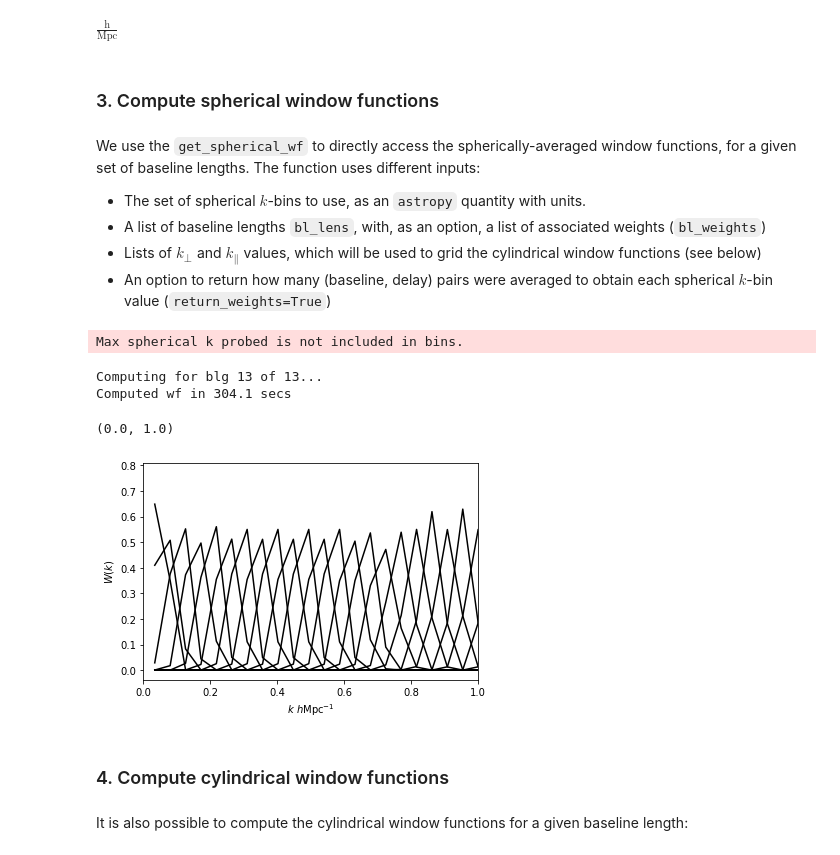
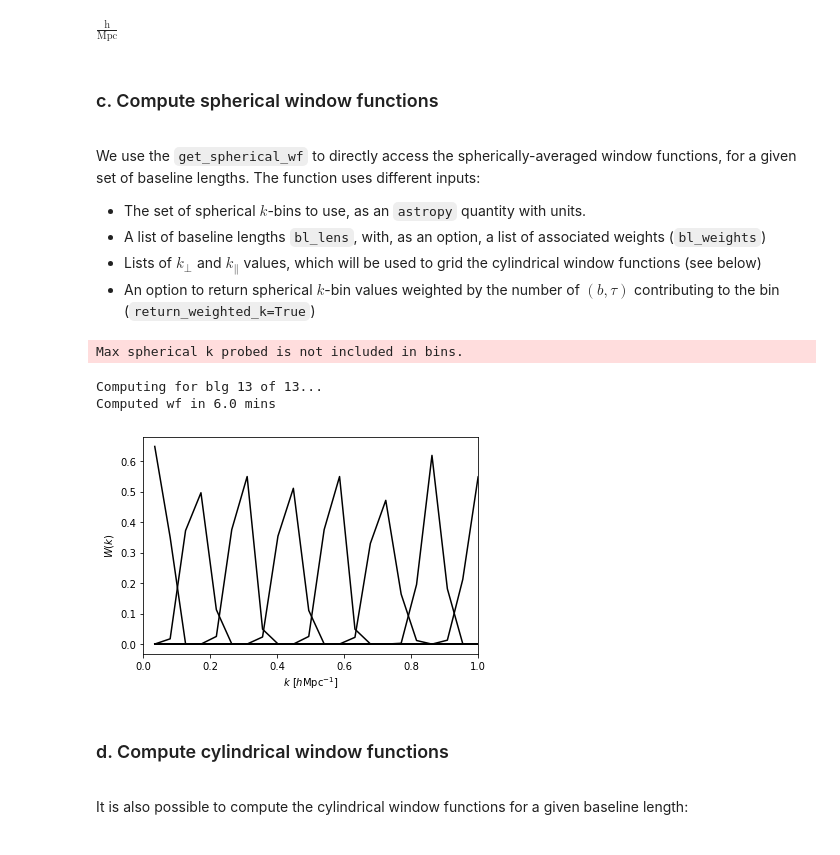
Before and after one commit to HERA-Team/hera_pspec, a Jupyter notebook: examples/UVWindow_tutorial.ipynb, the cells around one changed output. Cells and saved outputs as stored; diff of their text form; code cells hidden in the pictures.

```diff
--- a/examples/UVWindow_tutorial.ipynb
+++ b/examples/UVWindow_tutorial.ipynb
@@ -60,0 +78,23 @@ Define global parameters
+# %%
+def plot_spherical(sph_wf, kbins, step=3):
+    """
+    Function to conveniently plot window functions
+    as a function of spherical k-bins.
+
+    Parameters:
+    ----------
+    sph_wf: 2D float array
+        Array of window functions of dim (kbins.size, kbins.size)
+    kbins: 1D float array
+        Array of (linear) spherical k-bin centres.
+    """
+    # check if dimensions are compatible
+    assert sph_wf.shape[0] == np.size(kbins)
+
+    # plot figure
+    plt.figure()
+    for ik in np.arange(0, kbins.size, step):
+        plt.plot(kbins, sph_wf[ik, :], color='k')
+    plt.xlim(0,1)
+    plt.xlabel(r'$k~ [h\mathrm{Mpc}^{-1}]$')
+    plt.ylabel(r'$W(k)$')
@@ -168,37 +339,34 @@ uvw.kunits
 # %% [output]
 $\mathrm{\frac{h}{Mpc}}$
 # %% [markdown]
-### 3. Compute spherical window functions
+### c. Compute spherical window functions
+<a id='subsec:compute_spherical'></a>
 # %% [markdown]
 We use the `get_spherical_wf` to directly access the spherically-averaged window functions, for a given set of baseline lengths. The function uses different inputs:
 * The set of spherical $k$-bins to use, as an `astropy` quantity with units.
 * A list of baseline lengths `bl_lens`, with, as an option, a list of associated weights (`bl_weights`)
 * Lists of $k_\perp$ and $k_\parallel$ values, which will be used to grid the cylindrical window functions (see below)
-* An option to return how many (baseline, delay) pairs were averaged to obtain each spherical $k$-bin value (`return_weights=True`)
+* An option to return spherical $k$-bin values weighted by the number of $(b, \tau)$ contributing to the bin (`return_weighted_k=True`)
 # %%
 t0 = time.time()
 sph_wf = uvw.get_spherical_wf(kbins,
                               bl_lens = bl_lens, bl_weights=None,
-                              kperp_bins=None,kpara_bins=None,
-                              return_weights=False,
+                              kperp_bins=None, kpara_bins=None,
+                              return_weighted_k=False,
                               verbose = True)
 t1 = time.time()
-print('Computed wf in %.1f secs' %((t1-t0)))
+print('Computed wf in %.1f mins' %((t1-t0)/60.))
 # %% [output]
 Max spherical k probed is not included in bins.
 Computing for blg 13 of 13...
-Computed wf in 304.1 secs
+Computed wf in 6.0 mins
-# %%
-for ik in range(kbins.size):
-    plt.plot(kbins.value, sph_wf[ik,:], color='k')
-plt.xlabel(r'$k~h\mathrm{Mpc}^{-1}$')
-plt.ylabel(r'$W(k)$')
-plt.xlim(0, 1)
-# %% [output]
-(0.0, 1.0)
-[figure, removed]
+# %%
+plot_spherical(sph_wf, kbins)
+# %% [output]
+[figure, added]
 # %% [markdown]
-### 4. Compute cylindrical window functions
+### d. Compute cylindrical window functions
+<a id='subsec:compute_cylindrical'></a>
 # %% [markdown]
 It is also possible to compute the cylindrical window functions for a given baseline length:
 # %%
```
Also changed, not shown: parts of 58 cells of this notebook.
